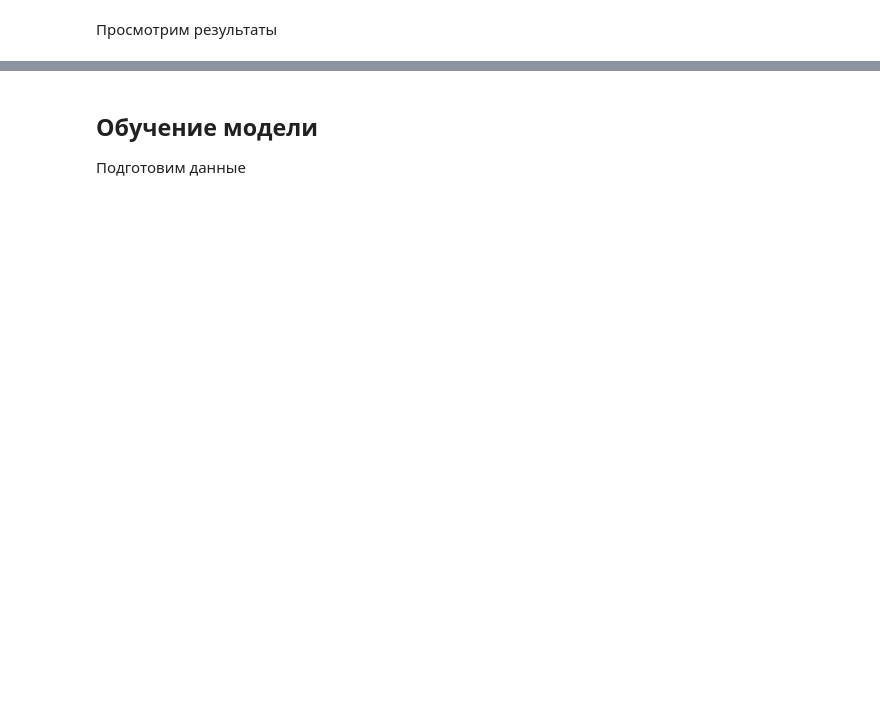
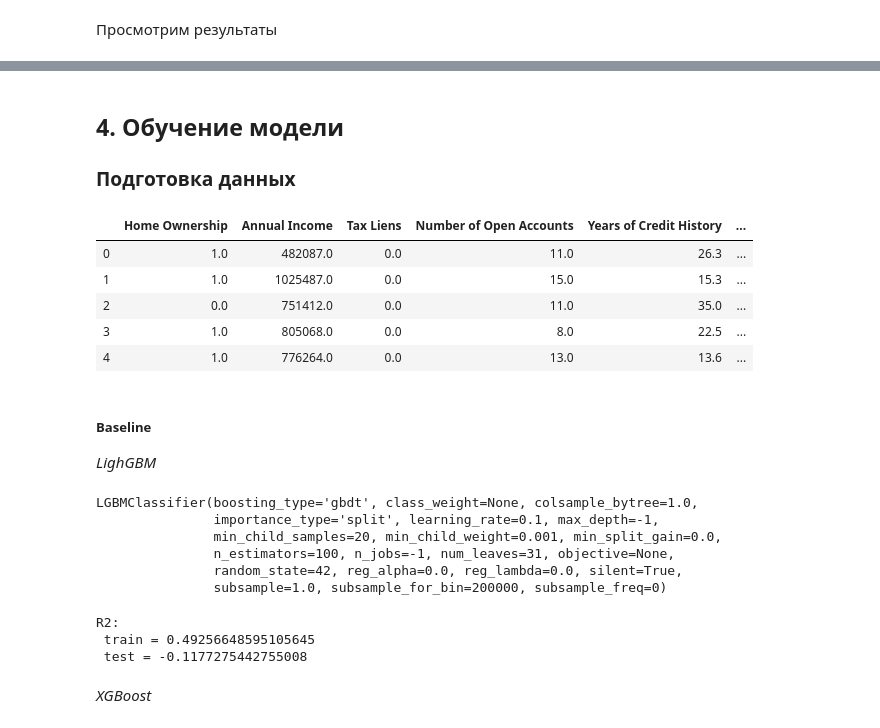
Before and after one commit to Yegor9151/-Python-Libraries-for-Data-Science-Continued, a Jupyter notebook: course_project/SorokinEL_course_project.ipynb, the cells around one changed output, grey strips where cells are left out. Drawn from its saved outputs; the diff is of its cells as text; code cells hidden in the pictures; blank space fills up the shorter version.

```diff
--- a/course_project/SorokinEL_course_project.ipynb
+++ b/course_project/SorokinEL_course_project.ipynb
@@ -29,7 +29,9 @@ warnings.filterwarnings('ignore')
 ##### Функции для подготовки данных
 # %%
 def sampling(df: pd.DataFrame, target: str, columns: list, final=False) -> tuple:
-    # формируем выборки
+    """Функция для разбиения данных"""
+
+    # сплитим на X и y
     df = df[columns]
 
     Xy_df = df[df[target].notna()]
@@ -37,7 +39,7 @@ def sampling(df: pd.DataFrame, target: str, columns: list, final=False) -> tuple
     X = Xy_df.drop(target, axis=1)
     y = Xy_df[target]
 
-    # сплитим выборку
+    # сплитим на train и test
     X_train, X_test, y_train, y_test = train_test_split(X, y, test_size=0.2, random_state=42)
 
     if final:
@@ -48,7 +50,9 @@ def sampling(df: pd.DataFrame, target: str, columns: list, final=False) -> tuple
         return X_train, X_test, y_train, y_test
 # %%
 def pred_feature(df, target, columns, num_leaves, max_depth, learning_rate, n_estimators, random_state=42):
+    """Функция для обучения LGBM"""
 
+    # сплитим на train и test
     X_train, X_test, y_train, y_test, final = sampling(df=df, target=target, columns=columns, final=True)
 
     # обучаем модель
@@ -68,4 +72,4 @@ def pred_feature(df, target, columns, num_leaves, max_depth, learning_rate, n_es
     df_pred[target] = xgb_model.predict(final)
     df_pred = df_pred.set_index(final.index)
 
-    return df_pred
+    return df_pred, xgb_model
@@ -495,10 +531,11 @@ Index(['Home Ownership', 'Annual Income', 'Years in current job', 'Tax Liens',
 # %% [markdown]
 ### Отбор признаков
 # %%
+# разобъем пригнаки
 TARGET_NAME = 'Credit Default'
 FEATURE_NAMES = ['Annual Income', 'Tax Liens', 'Number of Open Accounts', 'Years of Credit History', 'Maximum Open Credit',
                  'Number of Credit Problems', 'Months since last delinquent', 'Bankruptcies', 'Current Loan Amount',
-                 'Current Credit Balance', 'Monthly Debt', 'Credit Score']
+                 'Current Credit Balance', 'Monthly Debt', 'Credit Score', 'Term', 'Home Ownership']
 
 # инициализируем класс предобработки
 xy_prep = Preprocessing(df=Xy_df, features=FEATURE_NAMES)
@@ -708,4 +752,4 @@ Name: Credit Default, dtype: float64
 # %% [markdown]
-## Обучение модели
+## 4. Обучение модели
 
-Подготовим данные
+### Подготовка данных
@@ -718,0 +756,22 @@ y = Xy_df[TARGET_NAME]
+# %%
+Xy = xy_prep.df
+Xy = Xy.drop(['Years in current job', 'Purpose'], axis=1)
+
+# # Стандартизация
+xy_prep.standard_data()
+
+# Разбмение на X и y
+X = Xy.drop('Credit Default', axis=1)
+y = Xy['Credit Default']
+
+# Разбиение на train и test
+X_train, X_test, y_train, y_test = train_test_split(X, y, shuffle=True, test_size=0.2, random_state=42)
+# %%
+Xy.head()
+# %% [output]
+|  | Home Ownership | Annual Income | Tax Liens | Number of Open Accounts | Years of Credit History | ... |
+| 0 | 1.0 | 482087.0 | 0.0 | 11.0 | 26.3 | ... |
+| 1 | 1.0 | 1025487.0 | 0.0 | 15.0 | 15.3 | ... |
+| 2 | 0.0 | 751412.0 | 0.0 | 11.0 | 35.0 | ... |
+| 3 | 1.0 | 805068.0 | 0.0 | 8.0 | 22.5 | ... |
+| 4 | 1.0 | 776264.0 | 0.0 | 13.0 | 13.6 | ... |
@@ -718,0 +785,30 @@ y = Xy_df[TARGET_NAME]
+# %% [markdown]
+##### Baseline
+
+_LighGBM_
+# %%
+model_lgbm = LGBMClassifier(random_state=42)
+model_lgbm.fit(X_train, y_train)
+# %% [output]
+LGBMClassifier(boosting_type='gbdt', class_weight=None, colsample_bytree=1.0,
+               importance_type='split', learning_rate=0.1, max_depth=-1,
+               min_child_samples=20, min_child_weight=0.001, min_split_gain=0.0,
+               n_estimators=100, n_jobs=-1, num_leaves=31, objective=None,
+               random_state=42, reg_alpha=0.0, reg_lambda=0.0, silent=True,
+               subsample=1.0, subsample_for_bin=200000, subsample_freq=0)
+# %%
+y_train_pred = model_lgbm.predict(X_train)
+y_test_pred = model_lgbm.predict(X_test)
+
+
+evaluation_result(
+    y_train=y_train, y_train_pred=y_train_pred,
+    y_test=y_test, y_test_pred=y_test_pred,
+    show=False
+)
+# %% [output]
+R2:
+ train = 0.49256648595105645
+ test = -0.1177275442755008
+# %% [markdown]
+_XGBoost_
```
Also changed, not shown: parts of 57 cells of this notebook.
